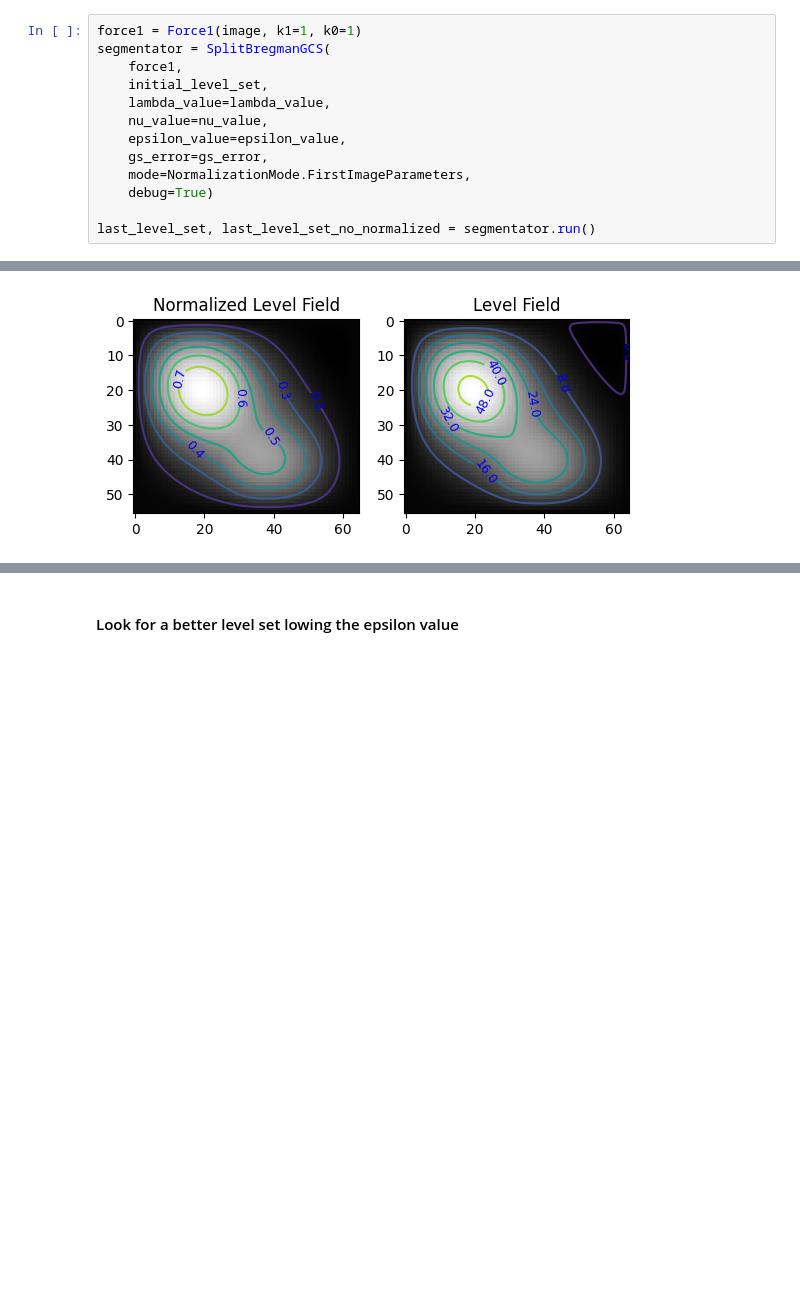
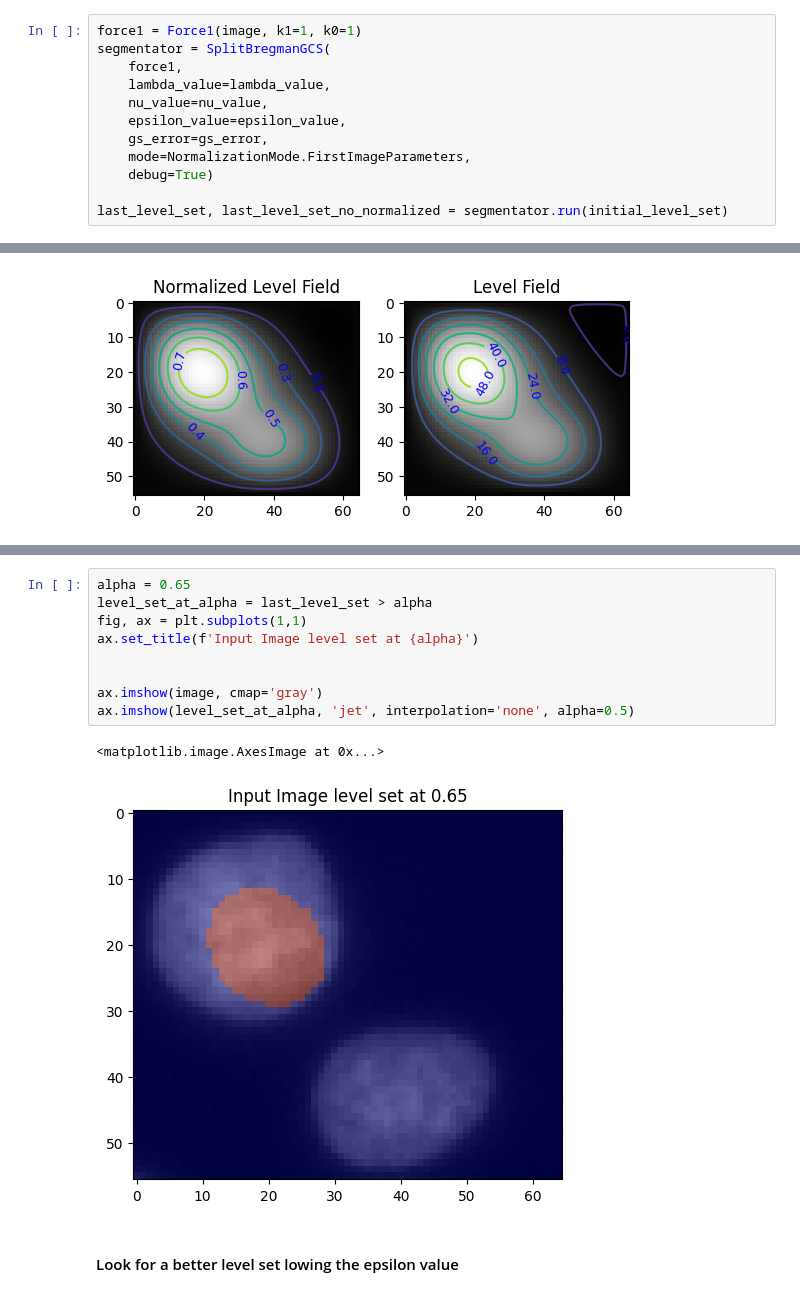
Before and after one commit to laufuentes/medical-image-project, a Jupyter notebook: test_GCS.ipynb, the cells around one changed output, grey strips where cells are left out. Drawn from its saved outputs; the diff is of its cells as text; blank space fills up the shorter version.

Commit message:
Add alpha segmentation visualization to notebook

```diff
--- a/test_GCS.ipynb
+++ b/test_GCS.ipynb
@@ -86,7 +85,6 @@ We don't converge to a level set which values are between 0 and 1
 force1 = Force1(image, k1=1, k0=1)
 segmentator = SplitBregmanGCS(
     force1,
-    initial_level_set,
     lambda_value=lambda_value,
     nu_value=nu_value,
     epsilon_value=epsilon_value,
@@ -94,7 +92,7 @@ segmentator = SplitBregmanGCS(
     mode=NormalizationMode.FirstImageParameters,
     debug=True)
 
-last_level_set, last_level_set_no_normalized = segmentator.run()
+last_level_set, last_level_set_no_normalized = segmentator.run(initial_level_set)
 # %% [output]
 ----------------- Iteration error 0.8700236246608009 ------------------------
 The solution converged after 1391 iterations
@@ -129,3 +127,15 @@ ax.clabel(cs, fmt='%2.1f', colors='blue', fontsize=9)
+# %%
+alpha = 0.65
+level_set_at_alpha = last_level_set > alpha
+fig, ax = plt.subplots(1,1)
+ax.set_title(f'Input Image level set at {alpha}')
+
+
+ax.imshow(image, cmap='gray')
+ax.imshow(level_set_at_alpha, 'jet', interpolation='none', alpha=0.5)
+# %% [output]
+<matplotlib.image.AxesImage at 0x...>
+[figure, added]
 # %% [markdown]
 #### Look for a better level set lowing the epsilon value
 # %%
```
Also changed, not shown: parts of 4 cells of this notebook.
